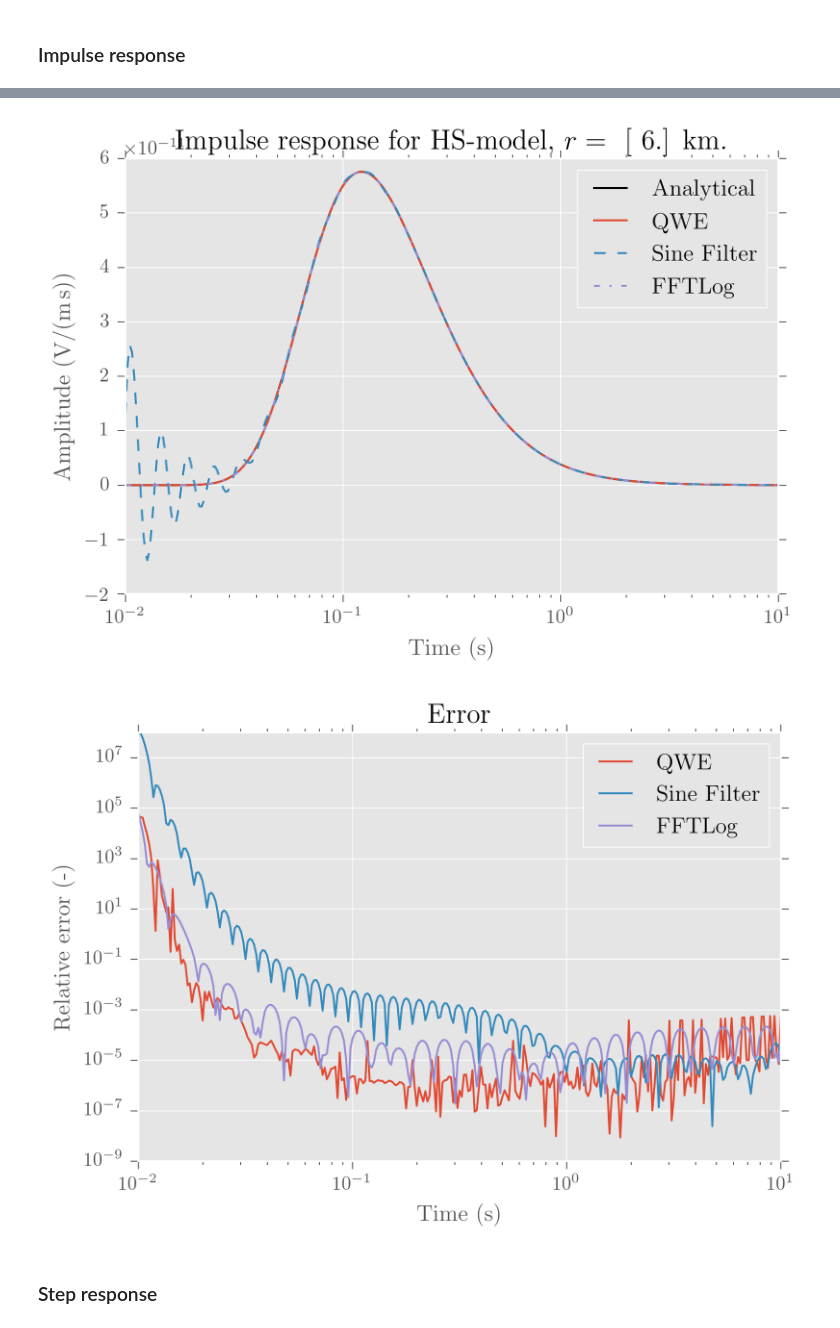
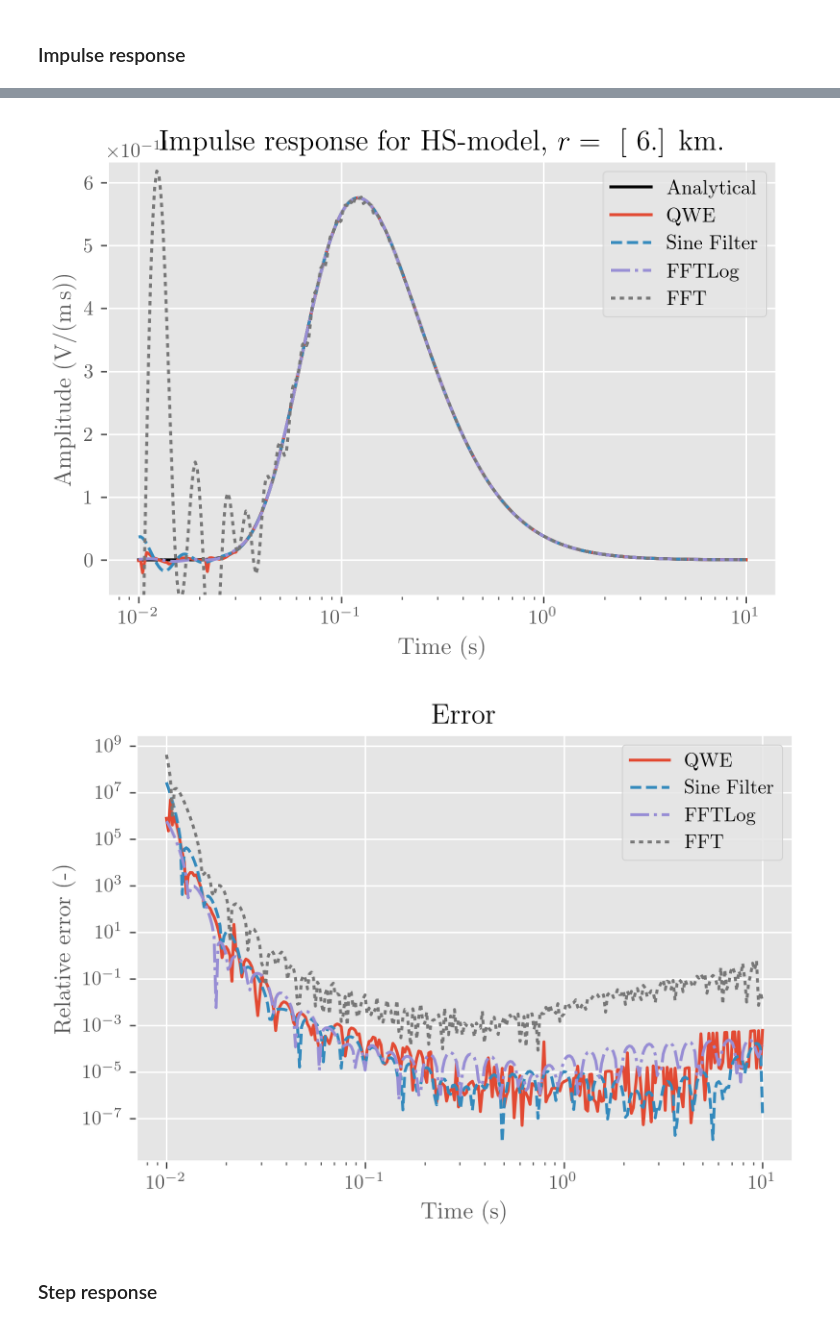
Before and after one commit to emsig/empymod, a Jupyter notebook: notebooks/Time_Step-and-Impulse.ipynb, the cells around one changed output, grey strips where cells are left out. Drawn from its saved outputs; the diff is of its cells as text; code cells hidden in the pictures.

Commit message:
Add FFT to Fourier transforms

```diff
--- a/notebooks/Time_Step-and-Impulse.ipynb
+++ b/notebooks/Time_Step-and-Impulse.ipynb
@@ -98,8 +98,7 @@ aniso = [1, 2]               # Anisotropy: [air, half-space]
 t = np.logspace(-2, 1, 301)  # Desired times (s)
 
 # Collect parameters
-inparg = {'src': src, 'rec': rec, 'depth': 0, 'freqtime': t, 'res': res, 'aniso': aniso, 'verb': 1,
-          'ht': 'qwe', 'htarg': [1e-8, 1e-20, 31, 100]}  # Use QWE for Hankel transform
+inparg = {'src': src, 'rec': rec, 'depth': 0, 'freqtime': t, 'res': res, 'aniso': aniso, 'ht': 'fht', 'verb': 2}
 # %% [markdown]
 ### Impulse response
 # %%
@@ -107,10 +106,12 @@ ex = ee_xx_impulse(res[1], aniso[1], rec[0], t)
 
 inparg['signal'] = 0 # signal 0 = impulse
 print('QWE')
-qwe = dipole(**inparg, ft='qwe')
+qwe = dipole(**inparg, ft='qwe', ftarg=['', '', 31, 500])
 print('FHT (Sine)')
-sin = dipole(**inparg, ft='sin')
+sin = dipole(**inparg, ft='sin', ftarg='key_81_CosSin_2009')
 print('FFTLog')
 ftl = dipole(**inparg, ft='fftlog')
+print('FFT')
+fft = dipole(**inparg, ft='fft', ftarg=[.002, 2**15+1])
 # %% [output]
 QWE
@@ -131,25 +137,28 @@ plt.title(r'Impulse response for HS-model, $r =\ $ ' + str(rec[0]/1000) + ' km.'
 plt.xlabel('Time (s)')
 plt.ylabel(r'Amplitude (V/(m\,s))')
 plt.semilogx(t, ex, 'k-', label='Analytical')
-plt.semilogx(t, qwe, '-', label='QWE')
-plt.semilogx(t, sin, '--', label='Sine Filter')
-plt.semilogx(t, ftl, '-.', label='FFTLog')
+plt.semilogx(t, qwe, 'C0-', label='QWE')
+plt.semilogx(t, sin, 'C1--', label='Sine Filter')
+plt.semilogx(t, ftl, 'C2-.', label='FFTLog')
+plt.semilogx(t, fft, 'C3:', label='FFT')
 plt.legend(loc='best')
+plt.ylim([-.1*np.max(ex), 1.1*np.max(ex)])
 plt.show()
 # %% [output]
-[figure, old version]
+[figure, new version]
 # %%
 plt.figure()
 plt.title('Error')
 plt.xlabel('Time (s)')
 plt.ylabel('Relative error (-)')
-plt.loglog(t, abs(qwe-ex)/ex, '-', label='QWE')
-plt.plot(t, abs(sin-ex)/ex, '-', label='Sine Filter')
-plt.plot(t, abs(ftl-ex)/ex, '-', label='FFTLog')
+plt.loglog(t, abs(qwe-ex)/ex, 'C0-', label='QWE')
+plt.plot(t, abs(sin-ex)/ex, 'C1--', label='Sine Filter')
+plt.plot(t, abs(ftl-ex)/ex, 'C2-.', label='FFTLog')
+plt.plot(t, abs(fft-ex)/ex, 'C3:', label='FFT')
 plt.legend(loc='best')
 plt.show()
 # %% [output]
-[figure, old version]
+[figure, new version]
 # %% [markdown]
 ### Step response
 # %%
```
Also changed, not shown: parts of 9 cells of this notebook, 8 other files.
